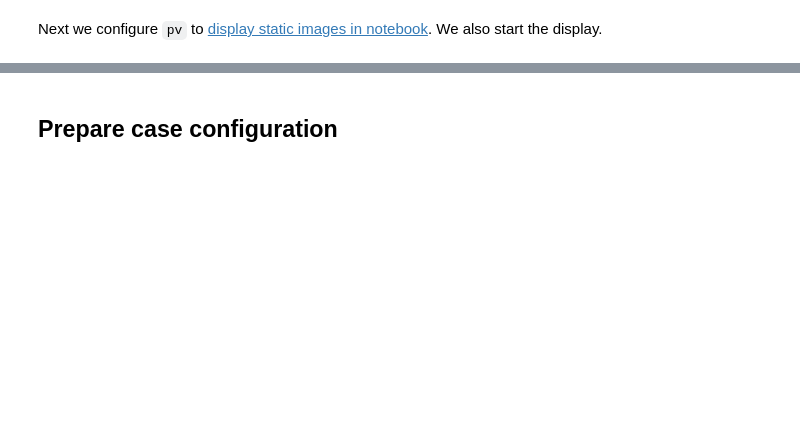
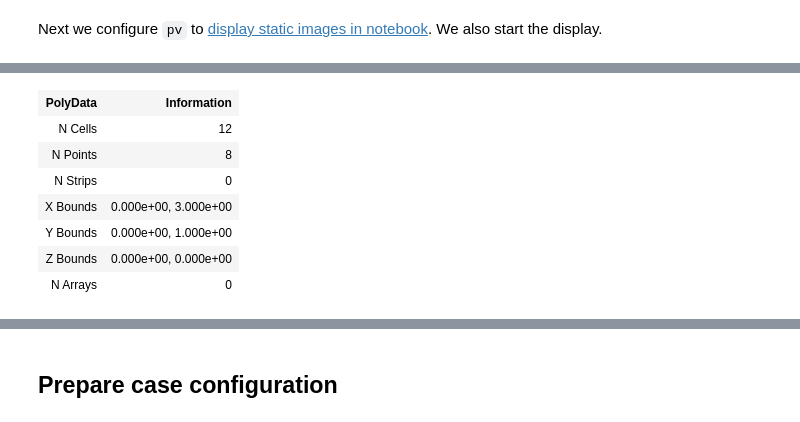
Before and after one commit to wallytutor/cfd-pour-tous-su2, a Jupyter notebook: src/01-compressible_flow-inviscid_bump/case.ipynb, the cells around one changed output, grey strips where cells are left out. Drawn from its saved outputs; the diff is of its cells as text; code cells hidden in the pictures; blank space fills up the shorter version.

```diff
--- a/src/01-compressible_flow-inviscid_bump/case.ipynb
+++ b/src/01-compressible_flow-inviscid_bump/case.ipynb
@@ -14,0 +28,4 @@ from majordome.su2.groups import *
+# %%
+grid = pv.read("mesh.su2")
+grid.outline()
+# %% [output]
@@ -14,0 +40,8 @@ from majordome.su2.groups import *
+| PolyData | Information |
+| N Cells | 12 |
+| N Points | 8 |
+| N Strips | 0 |
+| X Bounds | 0.000e+00, 3.000e+00 |
+| Y Bounds | 0.000e+00, 1.000e+00 |
+| Z Bounds | 0.000e+00, 0.000e+00 |
+| N Arrays | 0 |
```
Also changed, not shown: parts of 10 cells of this notebook, 1 other file.
